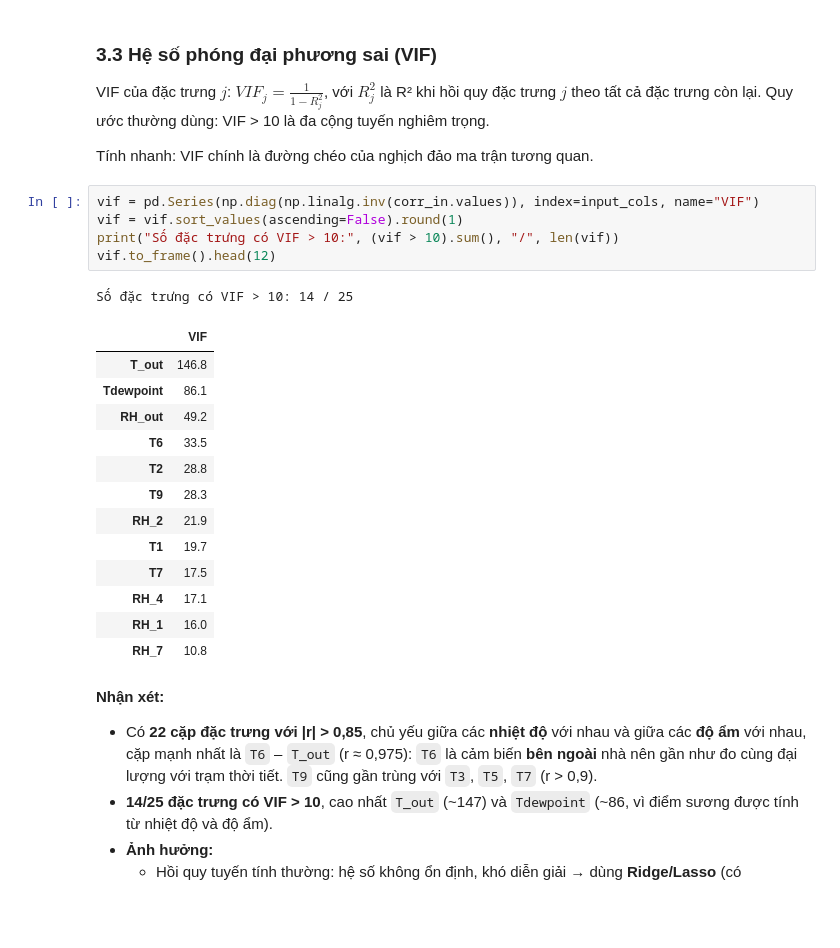
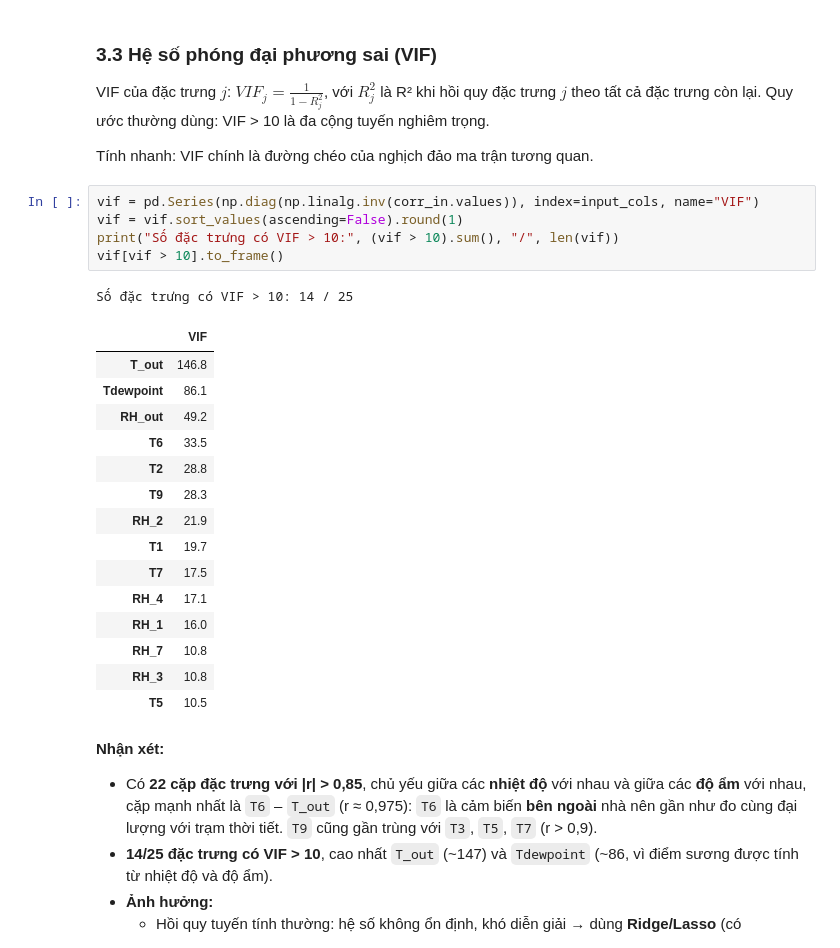
Before and after one commit to LeHung0676/Machine_learning_Group, a Jupyter notebook: DoAnCuoiKy/notebooks/02_eda.ipynb, the cells around one changed output. Drawn from its saved outputs; the diff is of its cells as text; blank space fills up the shorter version.

```diff
--- a/DoAnCuoiKy/notebooks/02_eda.ipynb
+++ b/DoAnCuoiKy/notebooks/02_eda.ipynb
@@ -337,23 +339,25 @@ Tính nhanh: VIF chính là đường chéo của nghịch đảo ma trận tư
 # %%
 vif = pd.Series(np.diag(np.linalg.inv(corr_in.values)), index=input_cols, name="VIF")
 vif = vif.sort_values(ascending=False).round(1)
 print("Số đặc trưng có VIF > 10:", (vif > 10).sum(), "/", len(vif))
-vif.to_frame().head(12)
+vif[vif > 10].to_frame()
 # %% [output]
 Số đặc trưng có VIF > 10: 14 / 25
 |  | VIF |
 | T_out | 146.8 |
 | Tdewpoint | 86.1 |
 | RH_out | 49.2 |
 | T6 | 33.5 |
 | T2 | 28.8 |
 | T9 | 28.3 |
 | RH_2 | 21.9 |
 | T1 | 19.7 |
 | T7 | 17.5 |
 | RH_4 | 17.1 |
 | RH_1 | 16.0 |
 | RH_7 | 10.8 |
+| RH_3 | 10.8 |
+| T5 | 10.5 |
 # %% [markdown]
 **Nhận xét:**
 - Có **22 cặp đặc trưng với |r| > 0,85**, chủ yếu giữa các **nhiệt độ** với nhau và giữa các **độ ẩm** với nhau, cặp mạnh nhất là `T6` – `T_out`
```
Also changed, not shown: parts of 4 cells of this notebook, 2 other files.
